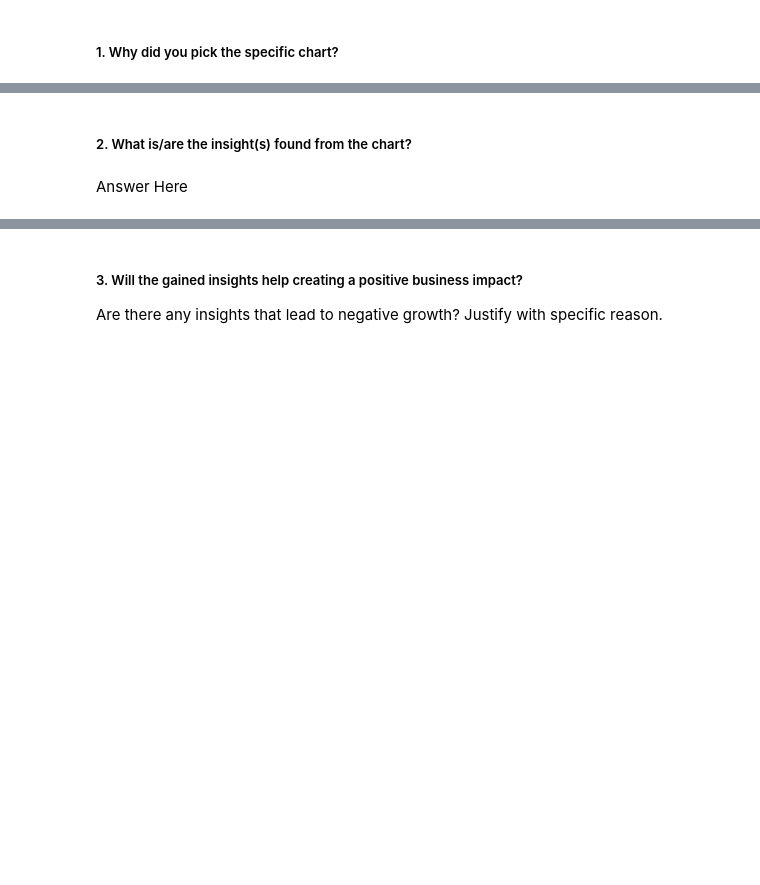
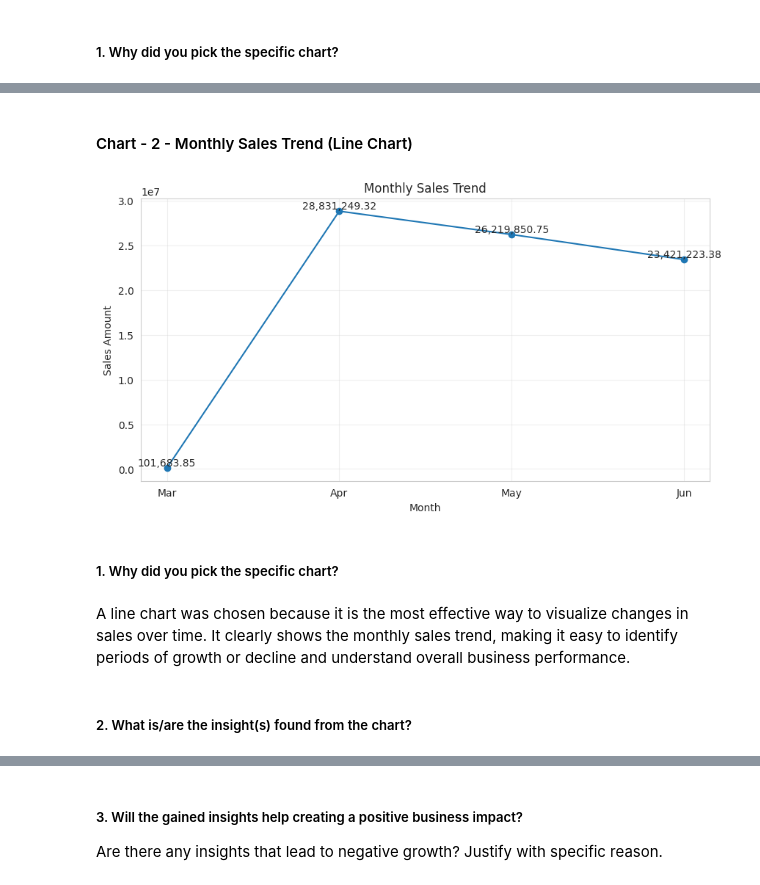
Before and after one commit to adityajain9756-rgb/ecommerce-sales-analysis, a Jupyter notebook: EDA_aditya_amazon.ipynb, the cells around one changed output, grey strips where cells are left out. Drawn from its saved outputs; the diff is of its cells as text; code cells hidden in the pictures; blank space fills up the shorter version.

```diff
--- a/EDA_aditya_amazon.ipynb
+++ b/EDA_aditya_amazon.ipynb
@@ -290,4 +326,33 @@ Answer Here.
+# %% [markdown]
+#### Chart - 2 -  Monthly Sales Trend (Line Chart)
+# %%
+# Chart - 2 visualization code
+# Extract month names
+df_clean['Month'] = df_clean['Date'].dt.strftime('%b')
+
+# Keep months in correct order
+month_order = ['Mar', 'Apr', 'May', 'Jun']
+
+monthly_sales = df_clean.groupby('Month')['Amount'].sum().reindex(month_order)
+
+plt.figure(figsize=(10,5))
+plt.plot(monthly_sales.index, monthly_sales.values, marker='o')
+
+# Show count on each point
+for x, y in zip(monthly_sales.index, monthly_sales.values):
+    plt.text(x, y, f'{y:,}', ha='center', va='bottom')
+
+plt.title('Monthly Sales Trend')
+plt.xlabel('Month')
+plt.ylabel('Sales Amount')
+
+plt.grid(alpha=0.3)
+plt.show()
+# %% [output]
+[figure, added]
+# %% [markdown]
+##### 1. Why did you pick the specific chart?
+# %% [markdown]
+A line chart was chosen because it is the most effective way to visualize changes in sales over time. It clearly shows the monthly sales trend, making it easy to identify periods of growth or decline and understand overall business performance.
 # %% [markdown]
 ##### 2. What is/are the insight(s) found from the chart?
-# %% [markdown]
-Answer Here
```
Also changed, not shown: parts of 36 cells of this notebook.
